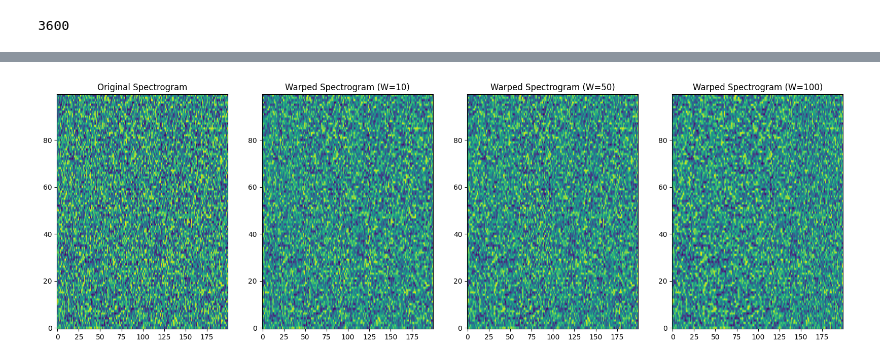
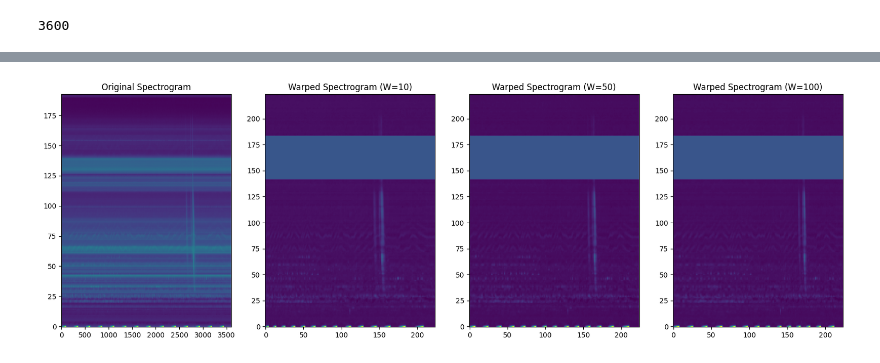
Before and after one commit to i4Ds/FlareSense-v2, a Jupyter notebook: _eda_images.ipynb, the cells around one changed output, grey strips where cells are left out. Drawn from its saved outputs; the diff is of its cells as text; code cells hidden in the pictures.

```diff
--- a/_eda_images.ipynb
+++ b/_eda_images.ipynb
@@ -78,11 +85,5 @@ test_dataloader = DataLoader(
 # %%
-IDX = 1
+IDX = 31
-# %%
-with torch.no_grad():
-    for example in test_dataloader:
-        example = example
-
-#plt.imshow(example[0][IDX].squeeze(), aspect='auto')
 # %%
 with torch.no_grad():
     for example in test_dataloader:
@@ -96,3 +96,0 @@ plt.imshow(example[0][IDX].squeeze(), aspect='auto')
-# %%
-df = pd.read_parquet(ds_burst[IDX]['file_path'])
-plt.imshow(df.T, aspect='auto')
@@ -112,3 +96,0 @@ tensor([[0.1866, 0.2118, 0.3167,  ..., 0.1866, 0.1866, 0.1860],
-# %%
-df = pd.read_parquet(ds_burst[IDX]['file_path'])
-plt.imshow(df.T, aspect='auto')
@@ -118,30 +97,27 @@ plt.imshow(df.T, aspect='auto')
 # %%
 import torch
 import matplotlib.pyplot as plt
 
 # Define the time warp augmenter with different W values
 augmenter_w10 = TimeWarpAugmenter(W=10)
-augmenter_w50 = TimeWarpAugmenter(W=15)
-augmenter_w100 = TimeWarpAugmenter(W=50)
-
-# Generate a random spectrogram
-spectrogram = torch.rand(1, 100, 200)
+augmenter_w50 = TimeWarpAugmenter(W=50)
+augmenter_w100 = TimeWarpAugmenter(W=100)
 
 # Apply time warp with different W values
-warped_spectrogram_w10 = augmenter_w10(spectrogram)
-warped_spectrogram_w50 = augmenter_w50(spectrogram)
-warped_spectrogram_w100 = augmenter_w100(spectrogram)
+warped_spectrogram_w10 = augmenter_w10(example[0][IDX].squeeze())
+warped_spectrogram_w50 = augmenter_w50(example[0][IDX].squeeze())
+warped_spectrogram_w100 = augmenter_w100(example[0][IDX].squeeze())
 
 # Display the original and warped spectrograms
 fig, ax = plt.subplots(1, 4, figsize=(20, 6))
-ax[0].imshow(spectrogram.squeeze(0).numpy(), aspect='auto', origin='lower')
+ax[0].imshow(df.T.values, aspect='auto', origin='lower')
 ax[0].set_title("Original Spectrogram")
 ax[1].imshow(warped_spectrogram_w10.squeeze(0).numpy(), aspect='auto', origin='lower')
 ax[1].set_title("Warped Spectrogram (W=10)")
 ax[2].imshow(warped_spectrogram_w50.squeeze(0).numpy(), aspect='auto', origin='lower')
 ax[2].set_title("Warped Spectrogram (W=50)")
 ax[3].imshow(warped_spectrogram_w100.squeeze(0).numpy(), aspect='auto', origin='lower')
 ax[3].set_title("Warped Spectrogram (W=100)")
 plt.show()
 # %% [output]
-[figure, old version]
+[figure, new version]
```
Also changed, not shown: parts of 6 cells of this notebook.
